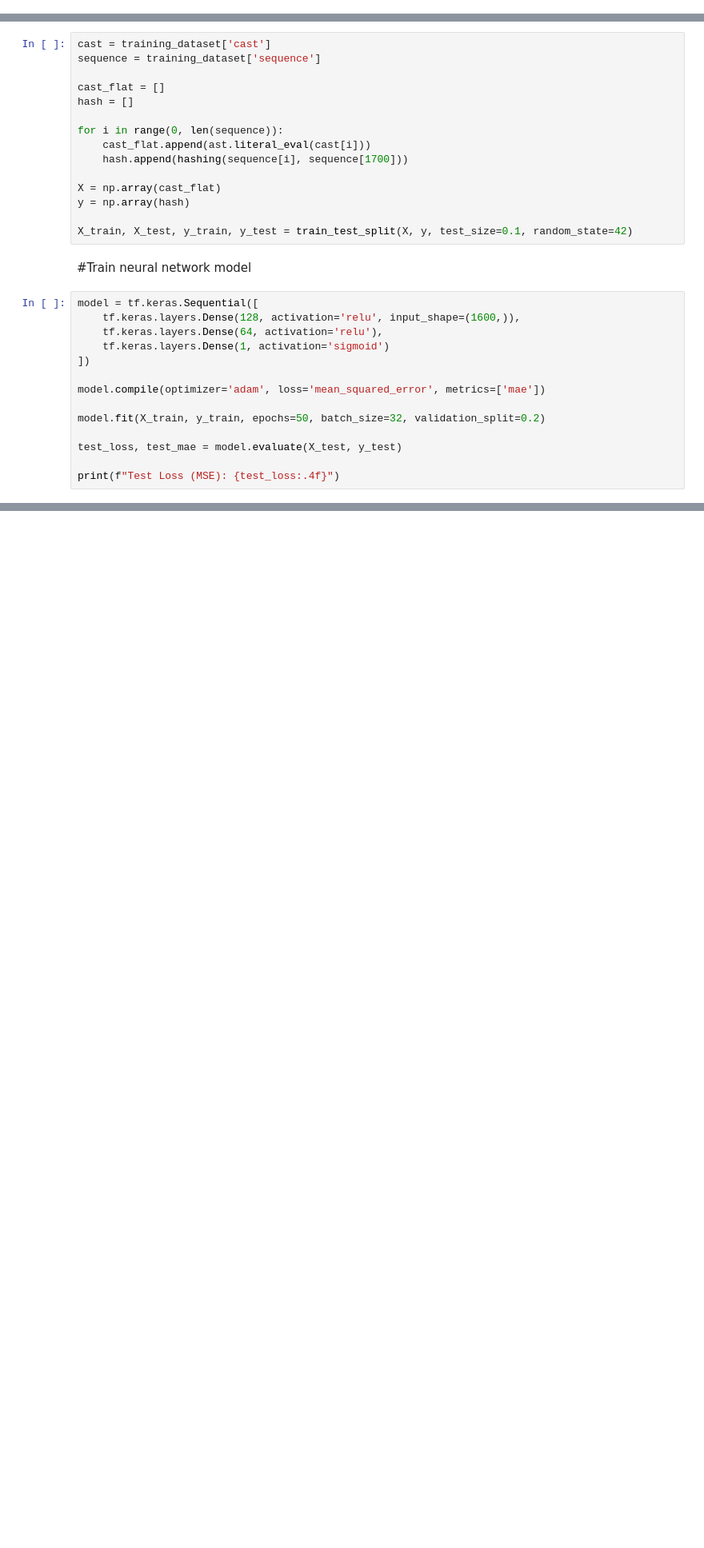
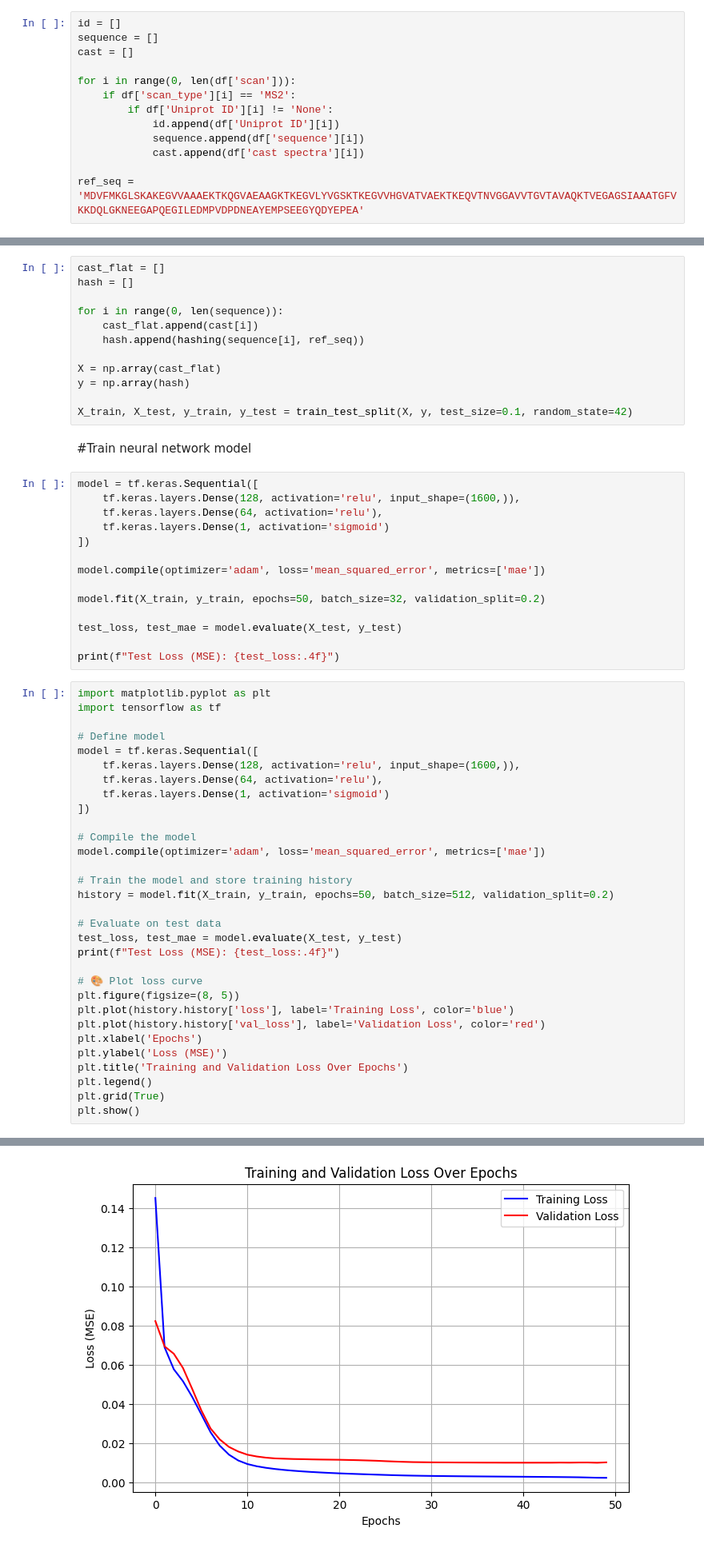
Before and after one commit to benjaminnigjeh/keyProteoforms, a Jupyter notebook: similarity_search_engine.ipynb, the cells around one changed output, grey strips where cells are left out. Shown: that part at 80% size. Drawn from its saved outputs; the diff is of its cells as text; blank space fills up the shorter version.

```diff
--- a/similarity_search_engine.ipynb
+++ b/similarity_search_engine.ipynb
@@ -80,15 +92,25 @@ training_dataset = pd.read_csv(files.upload())
+# %%
+id = []
+sequence = []
+cast = []
+
+for i in range(0, len(df['scan'])):
+    if df['scan_type'][i] == 'MS2':
+        if df['Uniprot ID'][i] != 'None':
+            id.append(df['Uniprot ID'][i])
+            sequence.append(df['sequence'][i])
+            cast.append(df['cast spectra'][i])
+
+ref_seq = 'MDVFMKGLSKAKEGVVAAAEKTKQGVAEAAGKTKEGVLYVGSKTKEGVVHGVATVAEKTKEQVTNVGGAVVTGVTAVAQKTVEGAGSIAAATGFVKKDQLGKNEEGAPQEGILEDMPVDPDNEAYEMPSEEGYQDYEPEA'
 # %% [markdown]
 #Reshape training dataset
 # %%
-cast = training_dataset['cast']
-sequence = training_dataset['sequence']
-
 cast_flat = []
 hash = []
 
 for i in range(0, len(sequence)):
-    cast_flat.append(ast.literal_eval(cast[i]))
-    hash.append(hashing(sequence[i], sequence[1700]))
+    cast_flat.append(cast[i])
+    hash.append(hashing(sequence[i], ref_seq))
 
 X = np.array(cast_flat)
 y = np.array(hash)
@@ -110,3 +132,35 @@ model.fit(X_train, y_train, epochs=50, batch_size=32, validation_split=0.2)
 test_loss, test_mae = model.evaluate(X_test, y_test)
 
 print(f"Test Loss (MSE): {test_loss:.4f}")
+# %%
+import matplotlib.pyplot as plt
+import tensorflow as tf
+
+# Define model
+model = tf.keras.Sequential([
+    tf.keras.layers.Dense(128, activation='relu', input_shape=(1600,)),
+    tf.keras.layers.Dense(64, activation='relu'),
+    tf.keras.layers.Dense(1, activation='sigmoid')
+])
+
+# Compile the model
+model.compile(optimizer='adam', loss='mean_squared_error', metrics=['mae'])
+
+# Train the model and store training history
+history = model.fit(X_train, y_train, epochs=50, batch_size=512, validation_split=0.2)
+
+# Evaluate on test data
+test_loss, test_mae = model.evaluate(X_test, y_test)
+print(f"Test Loss (MSE): {test_loss:.4f}")
+
+# 🎨 Plot loss curve
+plt.figure(figsize=(8, 5))
+plt.plot(history.history['loss'], label='Training Loss', color='blue')
+plt.plot(history.history['val_loss'], label='Validation Loss', color='red')
+plt.xlabel('Epochs')
+plt.ylabel('Loss (MSE)')
+plt.title('Training and Validation Loss Over Epochs')
+plt.legend()
+plt.grid(True)
+plt.show()
+# %% [output]
@@ -113,2 +184,3 @@ print(f"Test Loss (MSE): {test_loss:.4f}")
+[figure, added]
 # %% [markdown]
 #Performace evaluation by confusion matrices
```
Also changed, not shown: parts of 8 cells of this notebook.
